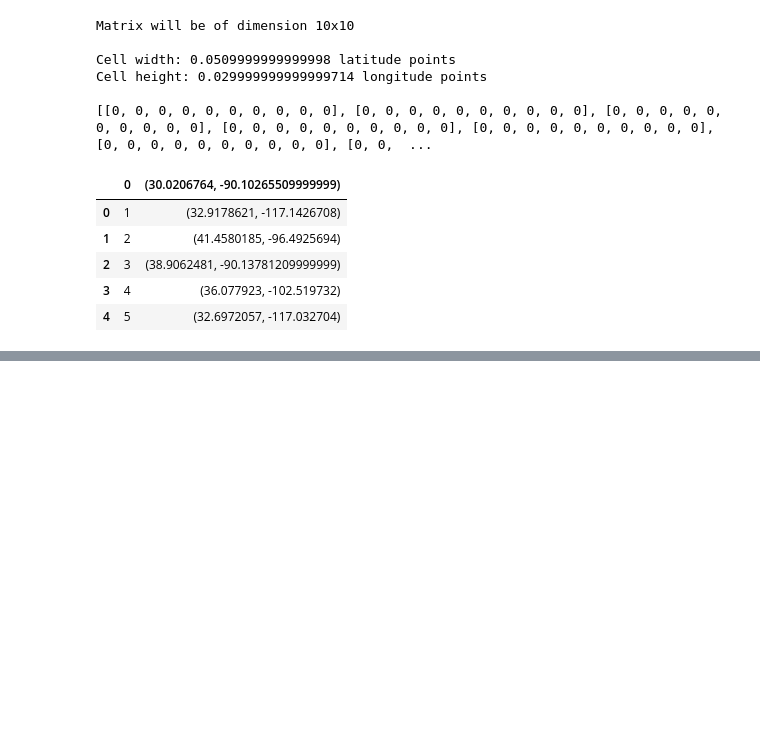
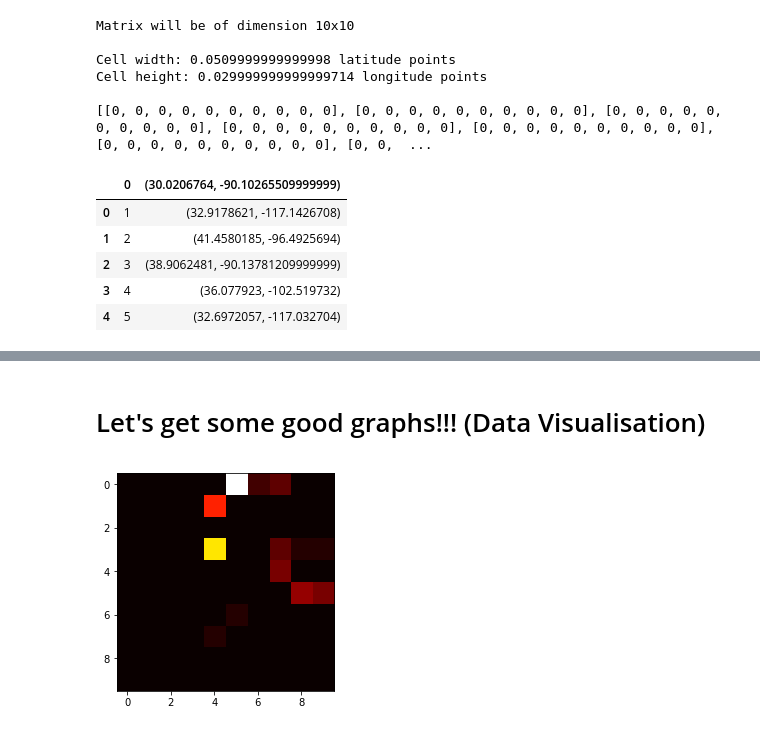
Before and after one commit to sarah-george/San-Diego-DUI-Crashes-and-Arrests, a Jupyter notebook: DUI_Notebook.ipynb, the cells around one changed output, grey strips where cells are left out. Saved outputs shown, nothing was run; the diff lists cells and outputs as text; code cells hidden in the pictures; blank space fills up the shorter version.

Commit message:
added OLS, heatmapping

```diff
--- a/DUI_Notebook.ipynb
+++ b/DUI_Notebook.ipynb
@@ -165,5 +165,6 @@ radius = 2
 for i in range(0, len(merged_zips)):
     merged_zips.set_value(i, 'distributed_pop', str(((int(merged_zips.iloc[i]['Population']))/(radius*radius))))
 
-print(merged_zips)
+merged_zips = merged_zips[['Lat','Lon','distributed_pop']]
+merged_zips
 # %% [output]
@@ -301,0 +273,22 @@ for i in range(0,matrix_dim):
+# %%
+# Alcohol permit array
+
+alc_permits = pd.read_csv('abs-licenses-casnd.csv')
+crash_coordinates_s = pd.read_csv("crash_coordinates.csv")
+#alc_permits.head(5)
+crash_coordinates_s.head(5)
+# Reduce to pertinent data columns
+alc_permits = alc_permits[['last_date', 'status', 'issuedate', 'exprdate', 'lon', 'lat', 'business']]
+# Filter out data that may be outside the San Diego area.
+# Limit range so that any outliers or typos in data are eliminated
+
+alc_permits = alc_permits.drop(alc_permits[alc_permits['lon'] < -120].index)
+alc_permits.dropna(inplace = True)
+#Alcohol Permits SCATTER PLOTTING
+
+permit_coords = np.zeros(len(alc_permits), dtype=('2float'))
+
+for i in range(0, len(alc_permits)):
+    alc_lat = float(alc_permits['lat'].iloc[i])
+    alc_lng = float(alc_permits['lon'].iloc[i])
+    permit_coords[i] = (alc_lat, alc_lng)
@@ -301,0 +351,2 @@ for i in range(0,matrix_dim):
+# %% [markdown]
+# Let's get some good graphs!!! (Data Visualisation)
@@ -301,0 +356,16 @@ for i in range(0,matrix_dim):
+# %%
+# HEATMAPPING ARRESTS
+arrest_matrix= [[0 for j in range(matrix_dim)] for i in range(matrix_dim)]
+for i in range(matrix_dim):
+    for j in range(matrix_dim):
+        in_list = matrix[i][j]
+        population = in_list[3]
+        if population == 0:
+            #cannot divide by 0
+            population = .001
+        arrest_matrix[i][j] = in_list[1]/population
+
+plt.imshow(arrest_matrix, cmap='hot', interpolation='nearest')
+plt.show()
+# %% [output]
+[figure, added]
```
Also changed, not shown: parts of 15 cells of this notebook.
